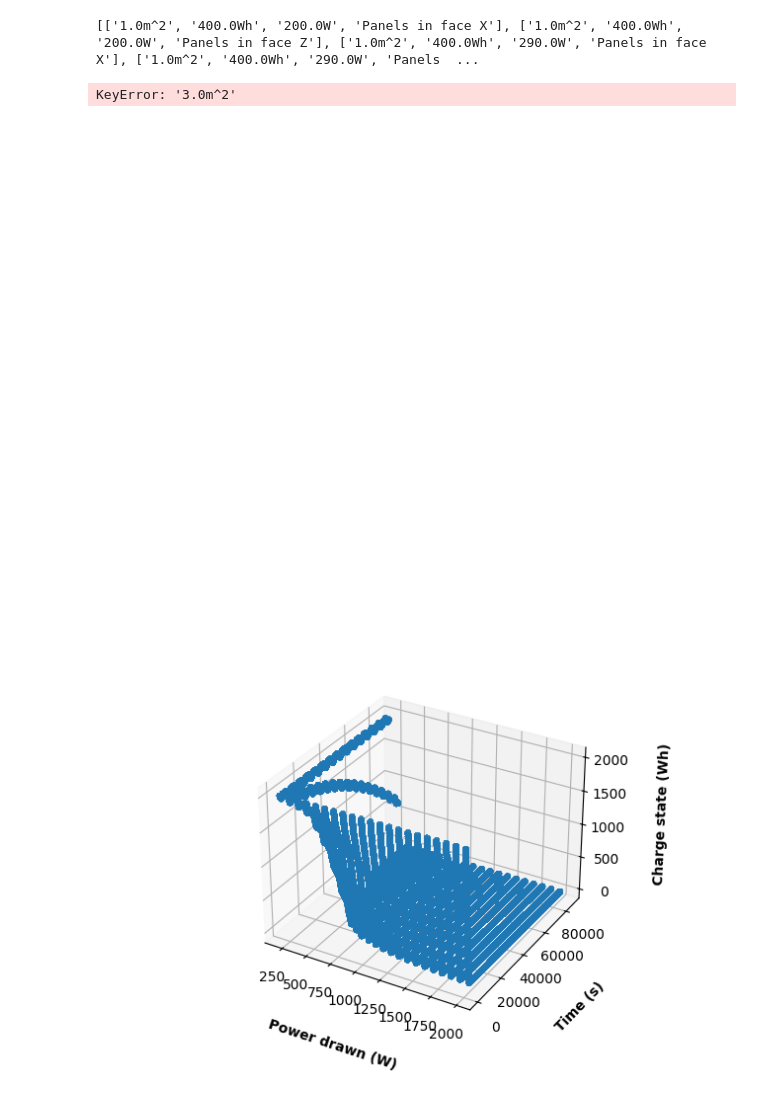
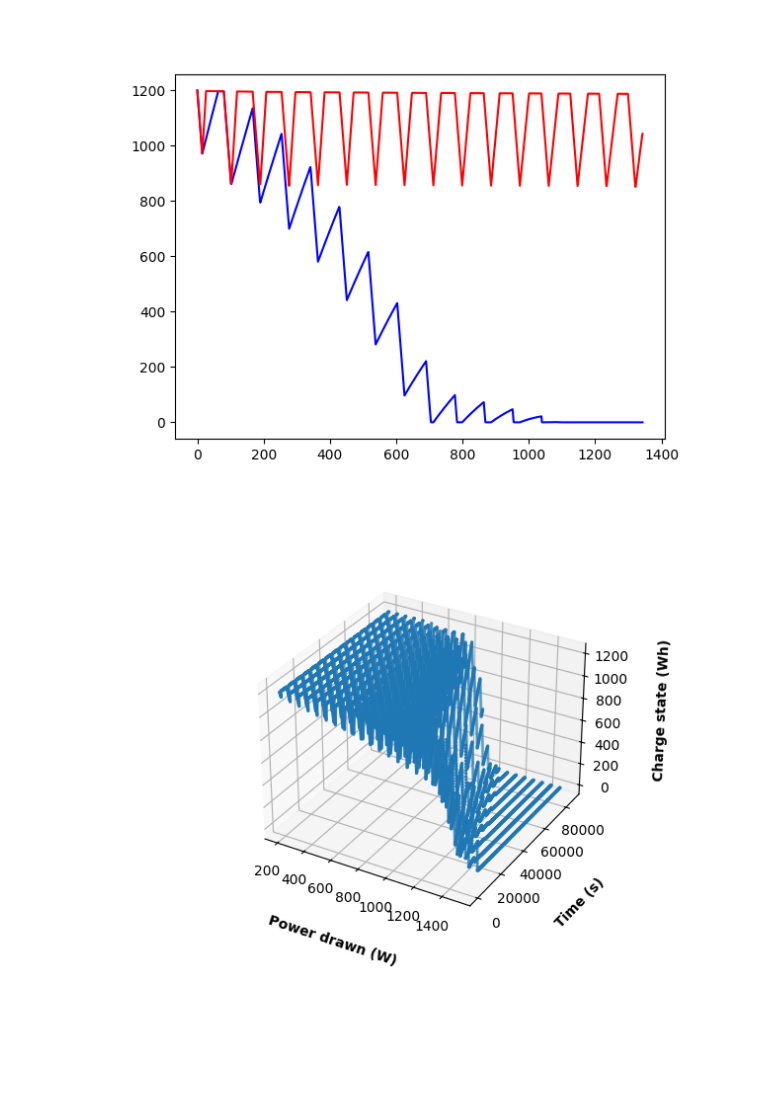
Before and after one commit to Silbatoh/PowerBudget, a Jupyter notebook: Notebook.ipynb, the cells around one changed output. Drawn from its saved outputs; the diff is of its cells as text; code cells hidden in the pictures; blank space fills up the shorter version.

```diff
--- a/Notebook.ipynb
+++ b/Notebook.ipynb
@@ -3,6 +3,8 @@ from tqdm.auto import tqdm
 import pandas as pd
 import numpy as np
 import matplotlib.pyplot as plt
+from matplotlib import cm
+from matplotlib.widgets import Slider
 %matplotlib widget
 
 ########################################################   CONSTANTS   ########################################################
@@ -13,9 +15,9 @@ BatteryDegradationFittingConstant = 0.0000348       # Curve fitting constant in
 
 ####################################################   ITERATING CONSTANTS   ##################################################
 # Each value is defined as: value = [minimum, maximum, number_of_points]
-PanelSurface = [1, 10, 21]                            # Effective surface of the Solar Panels (just the surface of the cells)
-BOLBatteryCapacity = [400, 2000, 21]                 # Initial capacity of the battery in Wh
-PowerDraw = [200, 2000, 21]                          # Power drawn by the system
+PanelSurface = [3, 5.25, 21]                        # Effective surface of the Solar Panels (just the surface of the cells)
+BOLBatteryCapacity = [400, 2000, 21]                # Initial capacity of the battery in Wh
+PowerDraw = [200, 1500, 21]                         # Power drawn by the system
 
 #######################################################   MAIN PROGRAM   ######################################################
 # Import data from csv files
@@ -114,57 +116,59 @@ for IterationPanelSurface in tqdm(np.linspace(PanelSurface[0], PanelSurface[1],
 
                 # Dump the throwaway list into the df
                 dfActual[PanelPositions[PanelPositionIndex][1]] = ChargeList
-print('guatafak')
 # %%
+# Print every configuration that went out of battery
 print(OutOfBattery)
-# %% [output]
-[['1.0m^2', '400.0Wh', '200.0W', 'Panels in face X'], ['1.0m^2', '400.0Wh', '200.0W', 'Panels in face Z'], ['1.0m^2', '400.0Wh', '290.0W', 'Panels in face X'], ['1.0m^2', '400.0Wh', '290.0W', 'Panels  ...
 # %%
+# Create plot
 plt.figure("Charge respect time")
 plt.title("Charge respect time")
 plt.clf()
-plt.plot(Charge['3.0m^2']['600.0Wh']['1000.0W']['Panels in face Y'], color = 'blue')
-plt.plot(Charge['5.0m^2']['600.0Wh']['1000.0W']['Panels in face Y'], color = 'red')
+
+# Decide configuration to plot
+FirstPanelValue = float(PanelSurface[0])
+LastPanelValue = float(PanelSurface[1])
+BatteryValue = np.linspace(BOLBatteryCapacity[0], BOLBatteryCapacity[1], num=BOLBatteryCapacity[2])[int(BOLBatteryCapacity[2]/2)]
+PowerValue = np.linspace(PowerDraw[0], PowerDraw[1], num=PowerDraw[2])[int(PowerDraw[2]/2)]
+
+# Plot data
+plt.plot(Charge[f'{FirstPanelValue}m^2'][f'{BatteryValue}Wh'][f'{PowerValue}W']['Panels in face Y'], color = 'blue')
+plt.plot(Charge[f'{LastPanelValue}m^2'][f'{BatteryValue}Wh'][f'{PowerValue}W']['Panels in face Y'], color = 'red')
 plt.show()
-'''list = []
-for i in range(len(Charge['5.0m^2']['600.0Wh']['600.0W']['Panels in face Y'])):
-    if (Charge['5.0m^2']['600.0Wh']['600.0W']['Panels in face Y'][i] != Charge['3.0m^2']['600.0Wh']['600.0W']['Panels in face Y'][i]):
-        list.append(i)
-print(list)
-print(Charge['5.0m^2']['600.0Wh']['600.0W']['Panels in face Y'][364])
-print(Charge['3.0m^2']['600.0Wh']['600.0W']['Panels in face Y'][364])'''
 # %% [output]
-KeyError: '3.0m^2'
-[figure, old version]
+[figure, new version]
 # %%
-from matplotlib import cm
+# Configure plot
 plt.close()
-plt.figure("Charge graph for every power draw")
-plt.title("Charge graph for every power draw")
+plt.figure('Charge graph for every power draw')
+plt.title('Charge graph for every power draw')
 plt.clf()
 ax = plt.axes(projection='3d')
+
+# Set lables for every axis
 ax.set_xlabel('Power drawn (W)', labelpad = 15, fontweight = 'bold')
 ax.set_ylabel('Time (s)', labelpad = 15, fontweight = 'bold')
 ax.set_zlabel('Charge state (Wh)', labelpad = 15, fontweight = 'bold')
 
+# Set the Panel and Battery sizes
+PanelValue = np.linspace(PanelSurface[0], PanelSurface[1], num=PanelSurface[2])[int(PanelSurface[2]/2)]
+BatteryValue = np.linspace(BOLBatteryCapacity[0], BOLBatteryCapacity[1], num=BOLBatteryCapacity[2])[int(BOLBatteryCapacity[2]/2)]
+
+# Collect the charge curves for every power draw
 xdata = []
-ydata = []
-
+ydata = Times['CumulativeTime']
 Z = []
 for Xvalue in np.linspace(PowerDraw[0], PowerDraw[1], num=PowerDraw[2]):
     xdata.append(Xvalue)
     temp = []
     for j in range(len(Times['CumulativeTime'])):
-        temp.append(Charge['1.0m^2']['2000.0Wh'][f'{Xvalue}W']['Panels in face Y'].iloc[j])
+        temp.append(Charge[f'{PanelValue}m^2'][f'{BatteryValue}Wh'][f'{Xvalue}W']['Panels in face Y'].iloc[j])
     Z.append(temp)
 Z = np.array(Z)
 Z = Z.T
-
-ydata = Times['CumulativeTime']
-
 X, Y = np.meshgrid(xdata, ydata)
 
-ax.scatter3D(X, Y, Z, cmap = cm.turbo, linewidth=0, antialiased=False)
+ax.scatter(X, Y, Z, s=2)
 plt.show()
 # %% [output]
-[figure, old version]
+[figure, new version]
```
Also changed, not shown: parts of 2 cells of this notebook, 1 other file.
